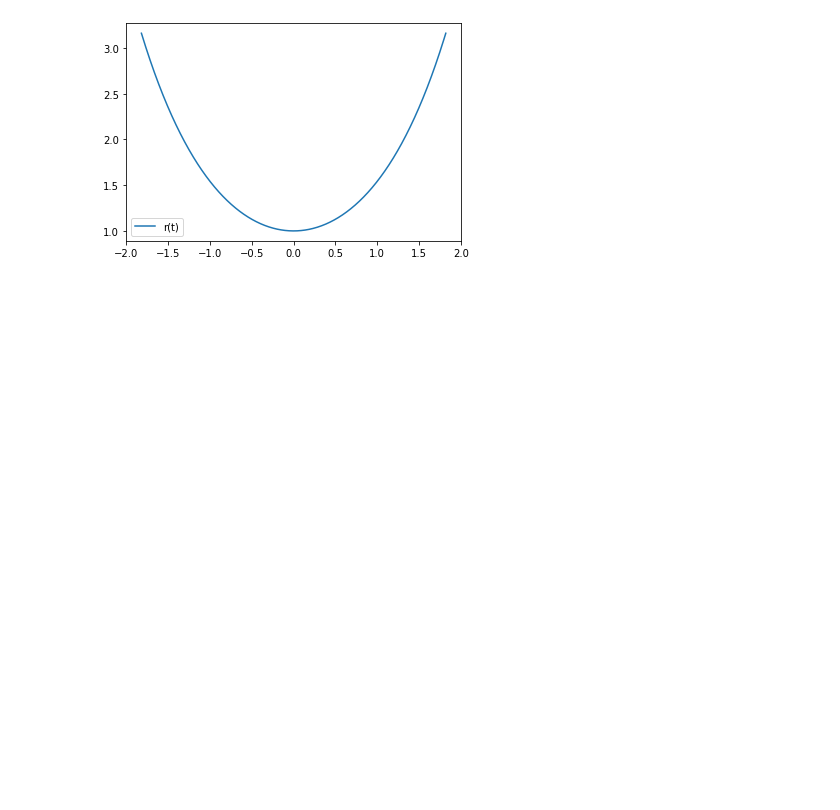
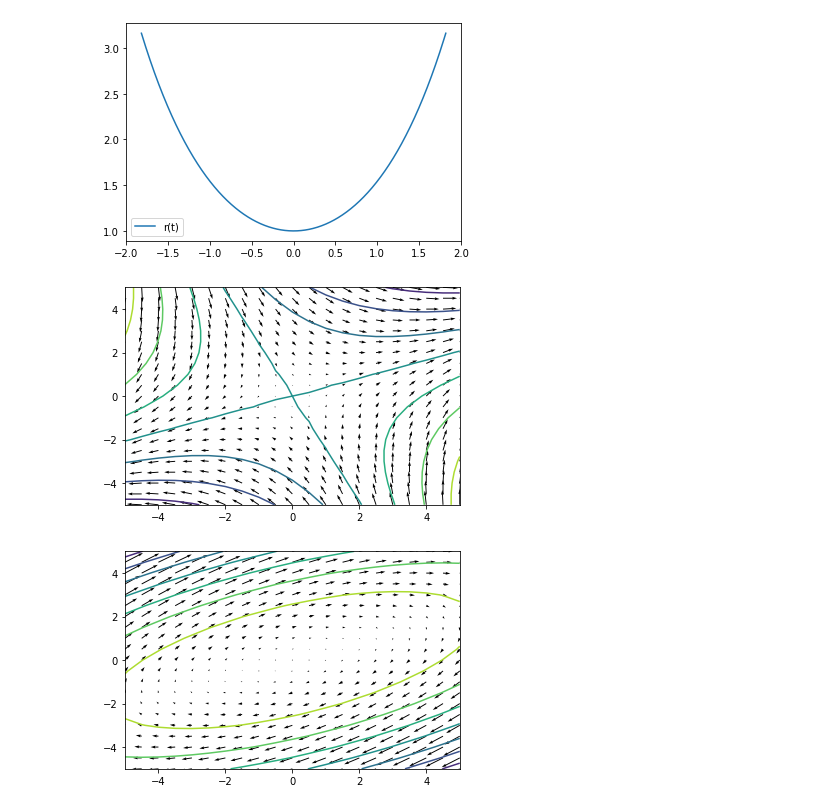
Before and after one commit to willidu/MAT1110, a Jupyter notebook: Oblig 1/oblig1.ipynb, the cells around one changed output. Cells and saved outputs as stored; diff of their text form; code cells hidden in the pictures; blank space fills up the shorter version.

```diff
--- a/Oblig 1/oblig1.ipynb
+++ b/Oblig 1/oblig1.ipynb
@@ -13,3 +13,19 @@ plt.legend()
 plt.show()
 # %% [output]
 [figure]
+# %%
+for a, b, c in ((1, 1, 1), (-1, 3, -1)):
+    d = -a
+
+    t = np.linspace(-5, 5, 21)
+    x, y = np.meshgrid(t, t)
+
+    u, v = a*x + b*y, c*x + d*y
+    phi = c*x**2 - 2*a*x*y - b*y**2
+
+    plt.quiver(x, y, u, v)
+    plt.contour(x, y, phi)
+    plt.show()
+# %% [output]
+[figure, added]
+[figure, added]
```
